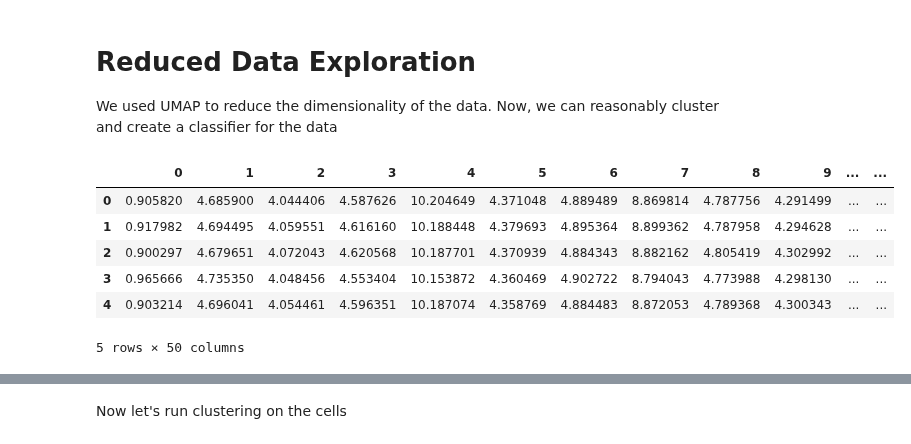
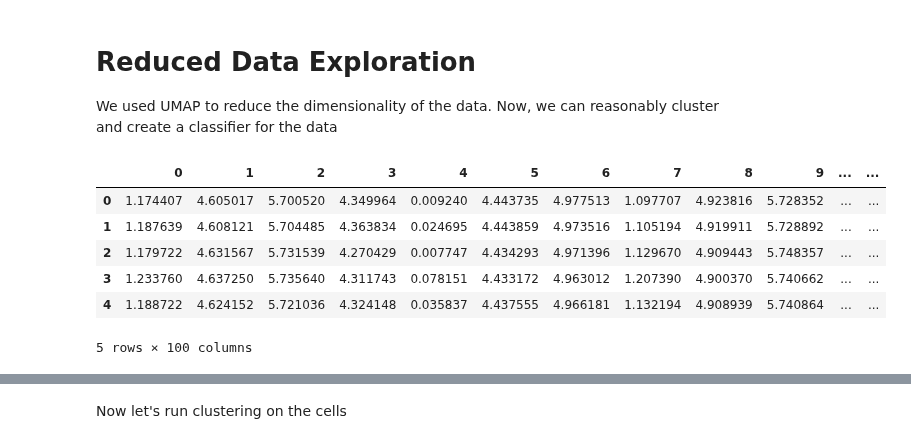
Before and after one commit to jlehrer1/comparative-organoids, a Jupyter notebook: notebooks/reduced_data_exploration_01.ipynb, the cells around one changed output, grey strips where cells are left out. Saved outputs shown, nothing was run; the diff lists cells and outputs as text; code cells hidden in the pictures.

```diff
--- a/notebooks/reduced_data_exploration_01.ipynb
+++ b/notebooks/reduced_data_exploration_01.ipynb
@@ -12,13 +14,12 @@ from collections import Counter
 # %%
-primary = pd.read_csv('../data/processed/primary_reduction_neighbors_500_components_50.csv', index_col='Unnamed: 0')
-primary_viz = pd.read_csv('../data/meta/primary_tsne.tsv', sep='\t', header=None)
+primary = pd.read_csv('../data/processed/primary_reduction_neighbors_500_components_100.csv', index_col='Unnamed: 0')
 primary.head()
 # %% [output]
 |  | 0 | 1 | 2 | 3 | 4 | 5 | 6 | 7 | 8 | 9 | ... | ... |
-| 0 | 0.905820 | 4.685900 | 4.044406 | 4.587626 | 10.204649 | 4.371048 | 4.889489 | 8.869814 | 4.787756 | 4.291499 | ... | ... |
-| 1 | 0.917982 | 4.694495 | 4.059551 | 4.616160 | 10.188448 | 4.379693 | 4.895364 | 8.899362 | 4.787958 | 4.294628 | ... | ... |
-| 2 | 0.900297 | 4.679651 | 4.072043 | 4.620568 | 10.187701 | 4.370939 | 4.884343 | 8.882162 | 4.805419 | 4.302992 | ... | ... |
-| 3 | 0.965666 | 4.735350 | 4.048456 | 4.553404 | 10.153872 | 4.360469 | 4.902722 | 8.794043 | 4.773988 | 4.298130 | ... | ... |
-| 4 | 0.903214 | 4.696041 | 4.054461 | 4.596351 | 10.187074 | 4.358769 | 4.884483 | 8.872053 | 4.789368 | 4.300343 | ... | ... |
+| 0 | 1.174407 | 4.605017 | 5.700520 | 4.349964 | 0.009240 | 4.443735 | 4.977513 | 1.097707 | 4.923816 | 5.728352 | ... | ... |
+| 1 | 1.187639 | 4.608121 | 5.704485 | 4.363834 | 0.024695 | 4.443859 | 4.973516 | 1.105194 | 4.919911 | 5.728892 | ... | ... |
+| 2 | 1.179722 | 4.631567 | 5.731539 | 4.270429 | 0.007747 | 4.434293 | 4.971396 | 1.129670 | 4.909443 | 5.748357 | ... | ... |
+| 3 | 1.233760 | 4.637250 | 5.735640 | 4.311743 | 0.078151 | 4.433172 | 4.963012 | 1.207390 | 4.900370 | 5.740662 | ... | ... |
+| 4 | 1.188722 | 4.624152 | 5.721036 | 4.324148 | 0.035837 | 4.437555 | 4.966181 | 1.132194 | 4.908939 | 5.740864 | ... | ... |
-5 rows × 50 columns
+5 rows × 100 columns
 # %%
```
Also changed, not shown: parts of 8 cells of this notebook, 5 other files.
